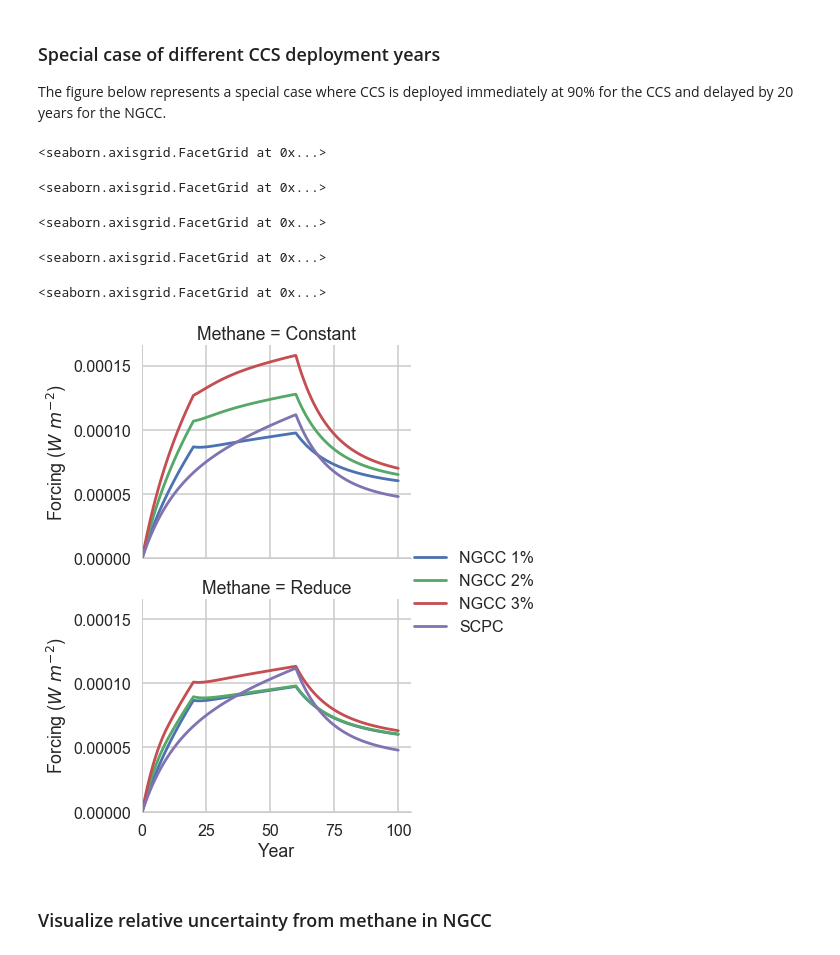
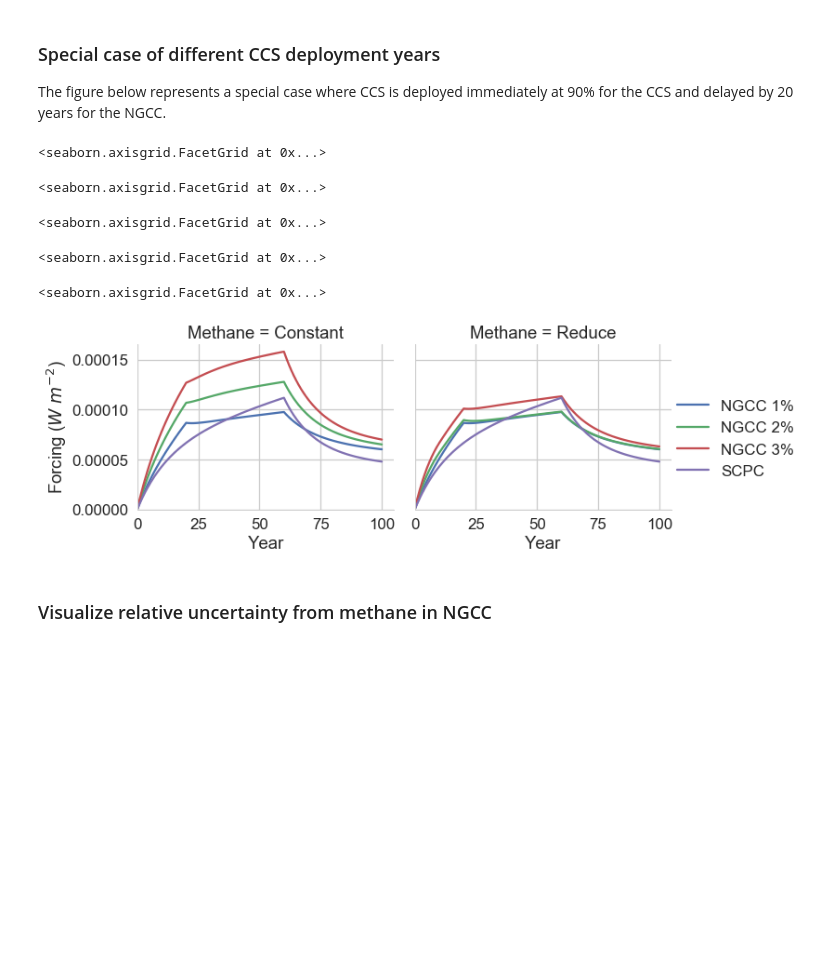
Before and after one commit to gschivley/CCS-climate, a Jupyter notebook: Notebooks/Forcing Calculations.ipynb, the cells around one changed output. Cells and saved outputs as stored; diff of their text form; code cells hidden in the pictures; blank space fills up the shorter version.

Commit message:
Figures for ISIE conference
Increase text size and readability. Add a couple figures that show just a single CCS scenario at a time.

```diff
--- a/Notebooks/Forcing Calculations.ipynb
+++ b/Notebooks/Forcing Calculations.ipynb
@@ -260,26 +260,26 @@ df3 = df2.replace('Reduce', 'Constant')
 test = pd.concat([df1, df2, df3])
 # %%
 with sns.axes_style('whitegrid'):# and sns.set_context('poster'):
-#     with sns.set_context('poster'):
+    sns.set_context('talk', font_scale=1.3)
 
     g = sns.FacetGrid(test[test['Leak'].isin(['SCPC', 'NGCC 1%', 'NGCC 2%', 'NGCC 3%'])],
-                           hue='Leak', size=4,  row='Methane', aspect=1.5, legend_out=True)#
+                           hue='Leak', size=4,  col='Methane', aspect=1.25, legend_out=True)#
 #                      palette= [sns.xkcd_rgb['bright blue']]+sns.cubehelix_palette(10, 0.2, hue=1),
 #                      hue_order=['SCPC', 'NGCC 1%', 'NGCC 2%', 'NGCC 3%'])
     g.map(plt.plot, 'Time', 'RF')
     g.set_ylabels('Forcing ($W \ m^{-2}$)')
     g.set_xlabels('Year')
     g.set(xlim=(0, None), ylim=(0,None))
     g.add_legend(title='')
     file_path = os.path.join('../Figures', 'Poster RF Reduce methane SCPC year 0 NGCC year 20.pdf')
-    plt.savefig(file_path, bbox_inches='tight')
+#     plt.savefig(file_path, bbox_inches='tight')
 # %% [output]
 <seaborn.axisgrid.FacetGrid at 0x...>
 <seaborn.axisgrid.FacetGrid at 0x...>
 <seaborn.axisgrid.FacetGrid at 0x...>
 <seaborn.axisgrid.FacetGrid at 0x...>
 <seaborn.axisgrid.FacetGrid at 0x...>
-[figure, old version]
+[figure, new version]
 # %% [markdown]
 ### Visualize relative uncertainty from methane in NGCC
 # %%
```
Also changed, not shown: parts of 5 cells of this notebook.
